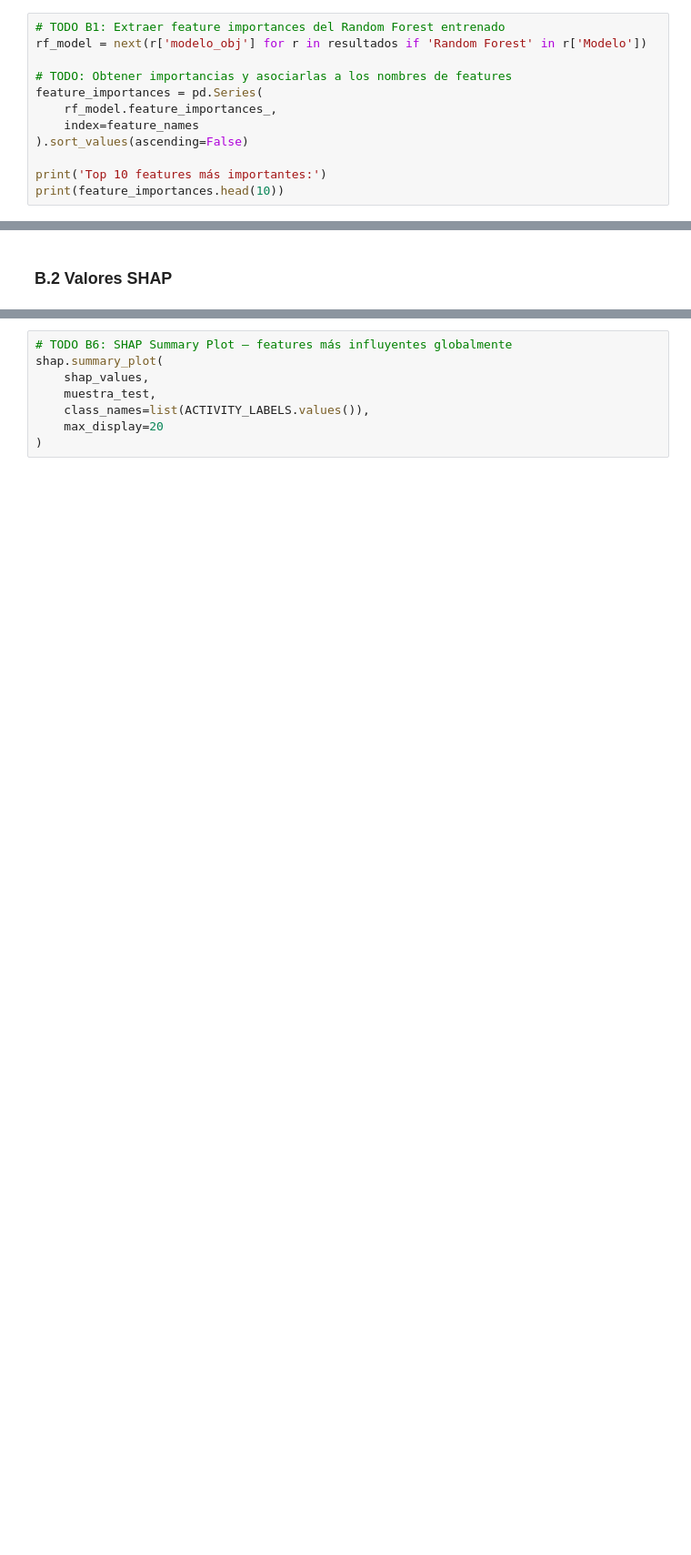
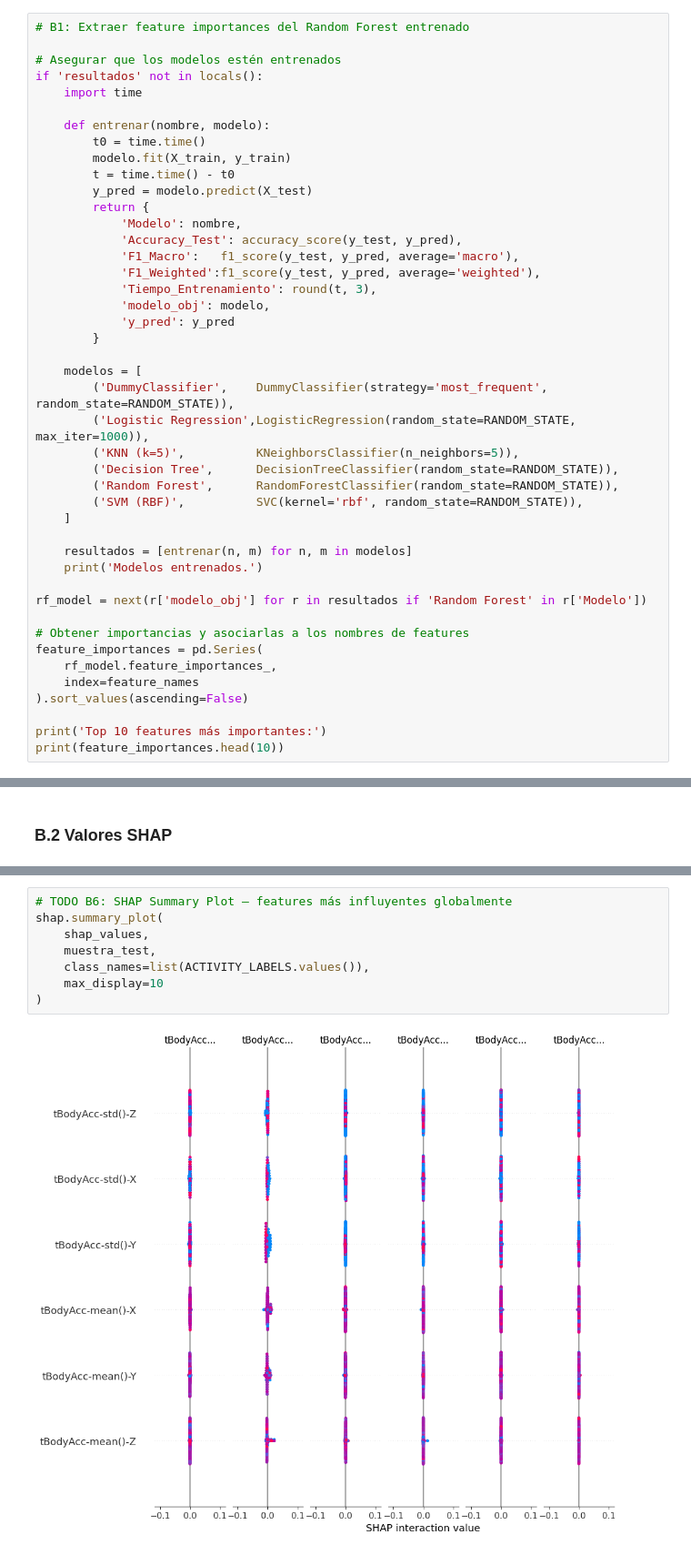
Before and after one commit to JorgeRohass/ProyectoML, a Jupyter notebook: docs/notebook_fase3_grupoXX.ipynb, the cells around one changed output, grey strips where cells are left out. Shown at 91% size. Saved outputs shown, nothing was run; the diff lists cells and outputs as text; blank space fills up the shorter version.

Commit message:
extra

```diff
--- a/docs/notebook_fase3_grupoXX.ipynb
+++ b/docs/notebook_fase3_grupoXX.ipynb
@@ -381,10 +381,42 @@ Entrenar un modelo y saber que predice bien no es suficiente en aplicaciones rea
 # %% [markdown]
 ### B.1 Importancia de Features (Random Forest)
 # %%
-# TODO B1: Extraer feature importances del Random Forest entrenado
+# B1: Extraer feature importances del Random Forest entrenado
+
+# Asegurar que los modelos estén entrenados
+if 'resultados' not in locals():
+    import time
+
+    def entrenar(nombre, modelo):
+        t0 = time.time()
+        modelo.fit(X_train, y_train)
+        t = time.time() - t0
+        y_pred = modelo.predict(X_test)
+        return {
+            'Modelo': nombre,
+            'Accuracy_Test': accuracy_score(y_test, y_pred),
+            'F1_Macro':   f1_score(y_test, y_pred, average='macro'),
+            'F1_Weighted':f1_score(y_test, y_pred, average='weighted'),
+            'Tiempo_Entrenamiento': round(t, 3),
+            'modelo_obj': modelo,
+            'y_pred': y_pred
+        }
+
+    modelos = [
+        ('DummyClassifier',    DummyClassifier(strategy='most_frequent', random_state=RANDOM_STATE)),
+        ('Logistic Regression',LogisticRegression(random_state=RANDOM_STATE, max_iter=1000)),
+        ('KNN (k=5)',          KNeighborsClassifier(n_neighbors=5)),
+        ('Decision Tree',      DecisionTreeClassifier(random_state=RANDOM_STATE)),
+        ('Random Forest',      RandomForestClassifier(random_state=RANDOM_STATE)),
+        ('SVM (RBF)',          SVC(kernel='rbf', random_state=RANDOM_STATE)),
+    ]
+
+    resultados = [entrenar(n, m) for n, m in modelos]
+    print('Modelos entrenados.')
+
 rf_model = next(r['modelo_obj'] for r in resultados if 'Random Forest' in r['Modelo'])
 
-# TODO: Obtener importancias y asociarlas a los nombres de features
+# Obtener importancias y asociarlas a los nombres de features
 feature_importances = pd.Series(
     rf_model.feature_importances_,
     index=feature_names
@@ -437,11 +494,13 @@ print(f'Forma de shap_values: {np.array(shap_values).shape}')
 # %%
 # TODO B6: SHAP Summary Plot — features más influyentes globalmente
 shap.summary_plot(
     shap_values,
     muestra_test,
     class_names=list(ACTIVITY_LABELS.values()),
-    max_display=20
+    max_display=10
 )
+# %% [output]
+[figure, added]
 # %%
 # TODO B7: SHAP Waterfall Plot — análisis de un caso específico
 # Elegir una muestra del test set y explicar la decisión del modelo
```
Also changed, not shown: parts of 11 cells of this notebook.
